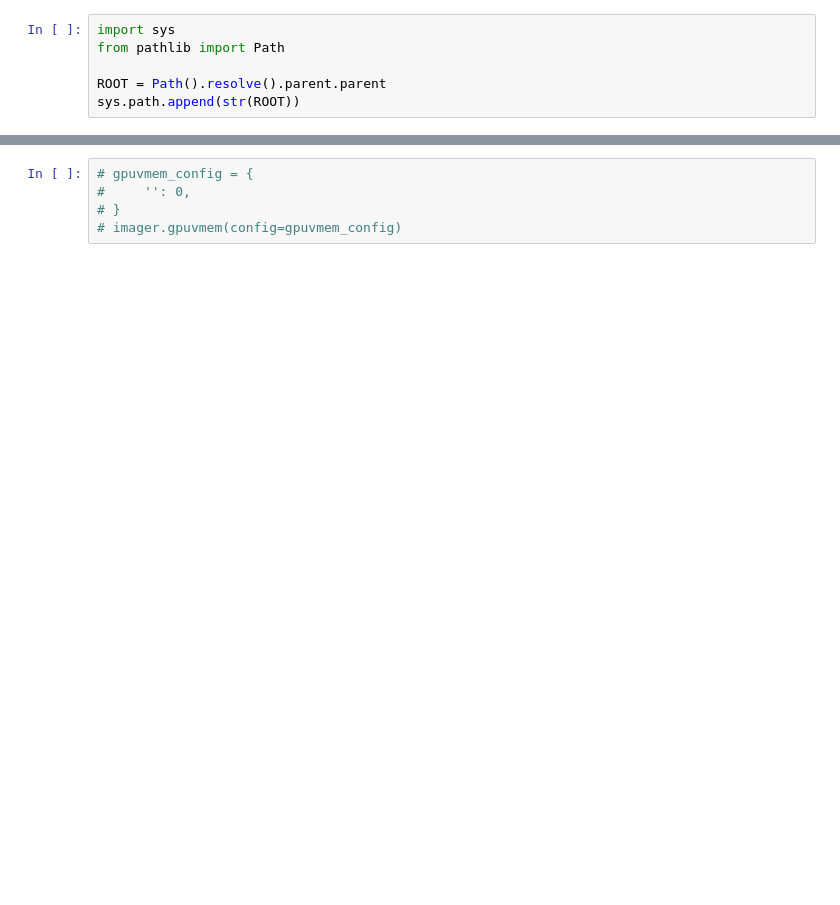
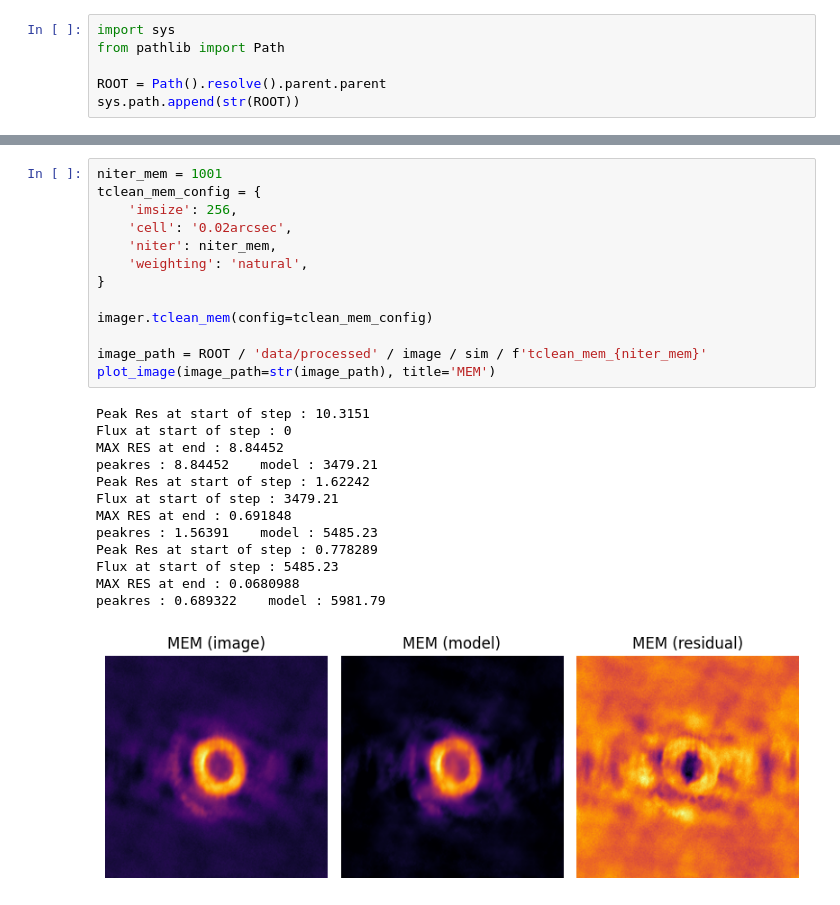
Before and after one commit to Luis-Valenzuela-Concha/AQuaRRAI, a Jupyter notebook: notebooks/preprocess_examples/example_imager.ipynb, the cells around one changed output, grey strips where cells are left out. Saved outputs shown, nothing was run; the diff lists cells and outputs as text; blank space fills up the shorter version.

```diff
--- a/notebooks/preprocess_examples/example_imager.ipynb
+++ b/notebooks/preprocess_examples/example_imager.ipynb
@@ -46,8 +57,30 @@ plot_image(image_path=str(image_path), title='Multiscale')
-# %%
-# gpuvmem_config = {
-#     '': 0,
-# }
-# imager.gpuvmem(config=gpuvmem_config)
+# %%
+niter_mem = 1001
+tclean_mem_config = {
+    'imsize': 256,
+    'cell': '0.02arcsec',
+    'niter': niter_mem,
+    'weighting': 'natural',
+}
+
+imager.tclean_mem(config=tclean_mem_config)
+
+image_path = ROOT / 'data/processed' / image / sim / f'tclean_mem_{niter_mem}'
+plot_image(image_path=str(image_path), title='MEM')
+# %% [output]
+Peak Res at start of step : 10.3151
+Flux at start of step : 0
+MAX RES at end : 8.84452
+peakres : 8.84452    model : 3479.21
+Peak Res at start of step : 1.62242
+Flux at start of step : 3479.21
+MAX RES at end : 0.691848
+peakres : 1.56391    model : 5485.23
+Peak Res at start of step : 0.778289
+Flux at start of step : 5485.23
+MAX RES at end : 0.0680988
+peakres : 0.689322    model : 5981.79
+[figure, added]
 # %%
 # Calculate image quality metrics of the dirty image
 from src.preprocess.image_quality_metrics import ImageQualityMetrics
```
Also changed, not shown: parts of 6 cells of this notebook, 1 other file.
